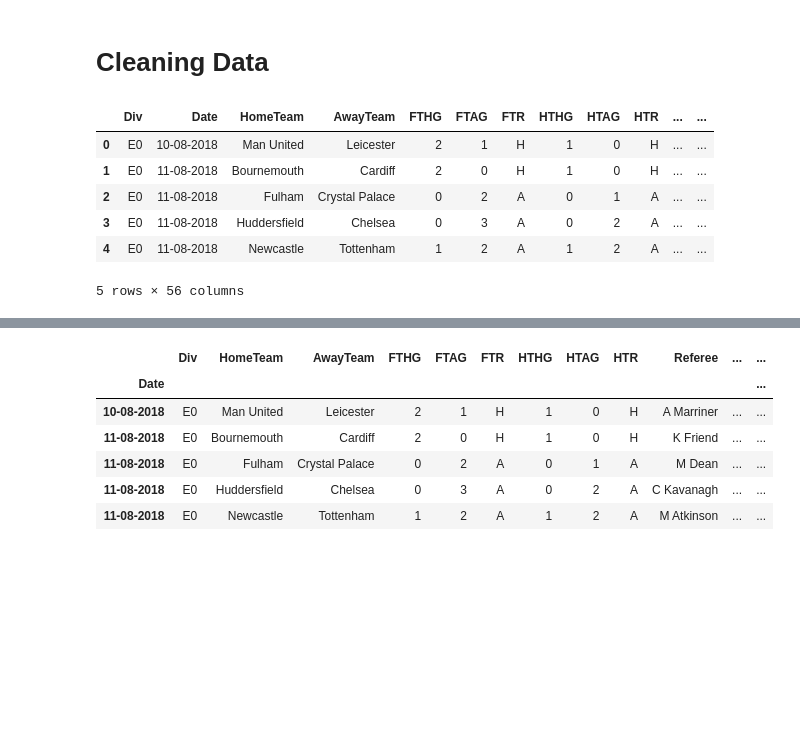
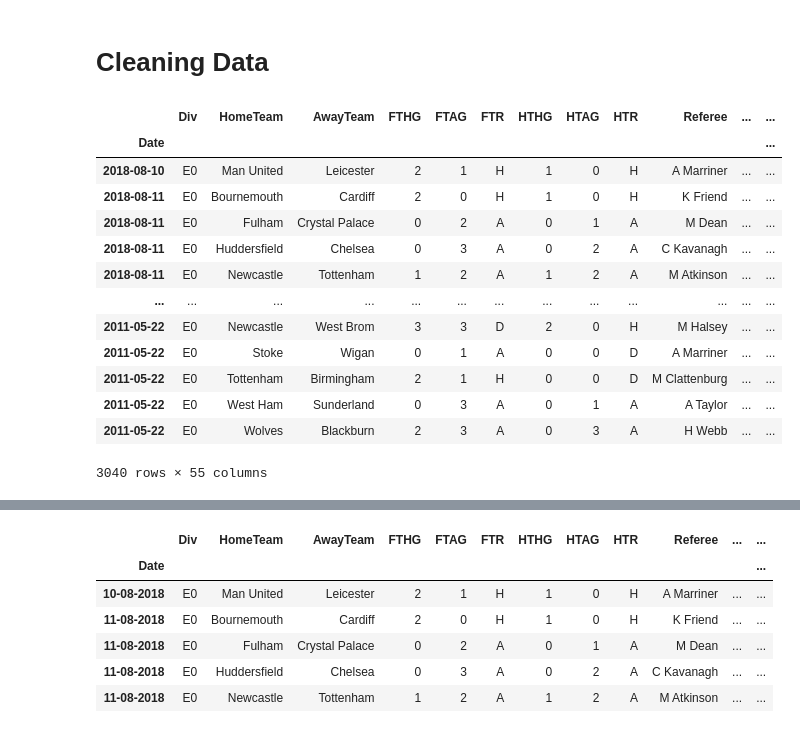
Before and after one commit to CHIUZXCV/Project-2, a Jupyter notebook: master.ipynb, the cells around one changed output, grey strips where cells are left out. Cells and saved outputs as stored; diff of their text form; code cells hidden in the pictures; blank space fills up the shorter version.

```diff
--- a/master.ipynb
+++ b/master.ipynb
@@ -33,18 +33,23 @@ df_2011 = pd.read_csv(file_path_2011)
 # %%
 #Concat Data
 train_epl_df = pd.concat([df_2018, df_2017, df_2016, df_2015, df_2014, df_2013, df_2012, df_2011],axis="index", join="inner")
-#Dataframe converted from British Date to US Date
-train_epl_df['Date'] = pd.to_datetime(train_epl_df["Date"])
-train_epl_df["Date"] = train_epl_df["Date"].dt.strftime("%m-%d-%Y")
-train_epl_df.head()
-# %% [output]
-|  | Div | Date | HomeTeam | AwayTeam | FTHG | FTAG | FTR | HTHG | HTAG | HTR | ... | ... |
-| 0 | E0 | 10-08-2018 | Man United | Leicester | 2 | 1 | H | 1 | 0 | H | ... | ... |
-| 1 | E0 | 11-08-2018 | Bournemouth | Cardiff | 2 | 0 | H | 1 | 0 | H | ... | ... |
-| 2 | E0 | 11-08-2018 | Fulham | Crystal Palace | 0 | 2 | A | 0 | 1 | A | ... | ... |
-| 3 | E0 | 11-08-2018 | Huddersfield | Chelsea | 0 | 3 | A | 0 | 2 | A | ... | ... |
-| 4 | E0 | 11-08-2018 | Newcastle | Tottenham | 1 | 2 | A | 1 | 2 | A | ... | ... |
-5 rows × 56 columns
+# %%
+train_epl_df
+# %% [output]
+|  | Div | HomeTeam | AwayTeam | FTHG | FTAG | FTR | HTHG | HTAG | HTR | Referee | ... | ... |
+| Date |  |  |  |  |  |  |  |  |  |  |  | ... |
+| 2018-08-10 | E0 | Man United | Leicester | 2 | 1 | H | 1 | 0 | H | A Marriner | ... | ... |
+| 2018-08-11 | E0 | Bournemouth | Cardiff | 2 | 0 | H | 1 | 0 | H | K Friend | ... | ... |
+| 2018-08-11 | E0 | Fulham | Crystal Palace | 0 | 2 | A | 0 | 1 | A | M Dean | ... | ... |
+| 2018-08-11 | E0 | Huddersfield | Chelsea | 0 | 3 | A | 0 | 2 | A | C Kavanagh | ... | ... |
+| 2018-08-11 | E0 | Newcastle | Tottenham | 1 | 2 | A | 1 | 2 | A | M Atkinson | ... | ... |
+| ... | ... | ... | ... | ... | ... | ... | ... | ... | ... | ... | ... | ... |
+| 2011-05-22 | E0 | Newcastle | West Brom | 3 | 3 | D | 2 | 0 | H | M Halsey | ... | ... |
+| 2011-05-22 | E0 | Stoke | Wigan | 0 | 1 | A | 0 | 0 | D | A Marriner | ... | ... |
+| 2011-05-22 | E0 | Tottenham | Birmingham | 2 | 1 | H | 0 | 0 | D | M Clattenburg | ... | ... |
+| 2011-05-22 | E0 | West Ham | Sunderland | 0 | 3 | A | 0 | 1 | A | A Taylor | ... | ... |
+| 2011-05-22 | E0 | Wolves | Blackburn | 2 | 3 | A | 0 | 3 | A | H Webb | ... | ... |
+3040 rows × 55 columns
 # %%
 #Pull the Testing Data for 2019
 test_epl_df = (df_2019)
```
Also changed, not shown: parts of 3 cells of this notebook.
